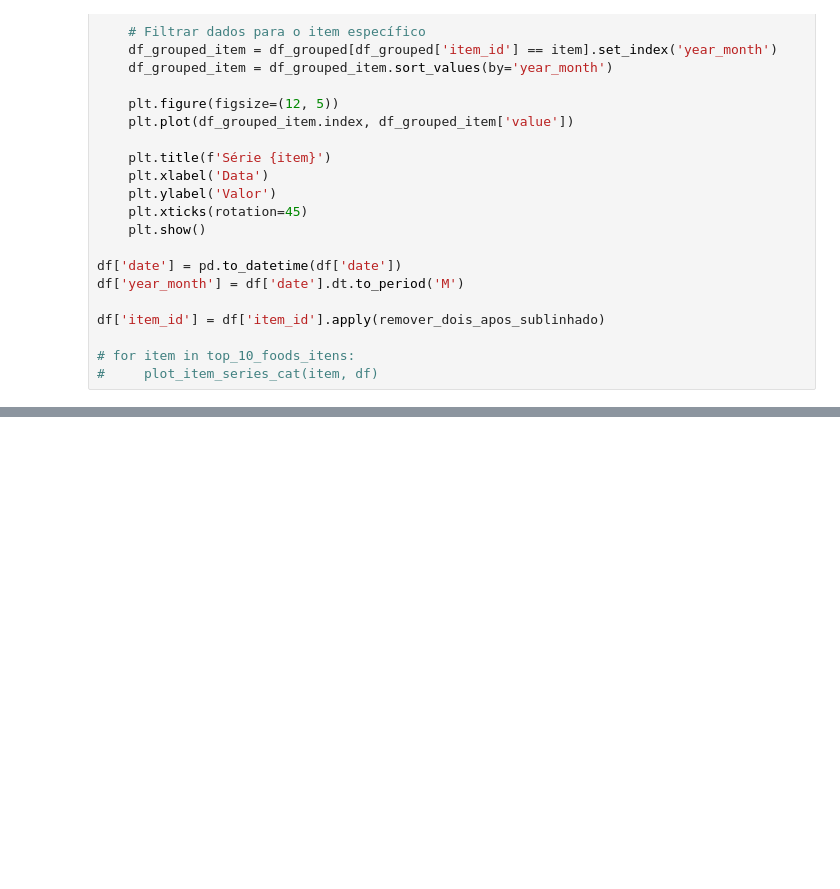
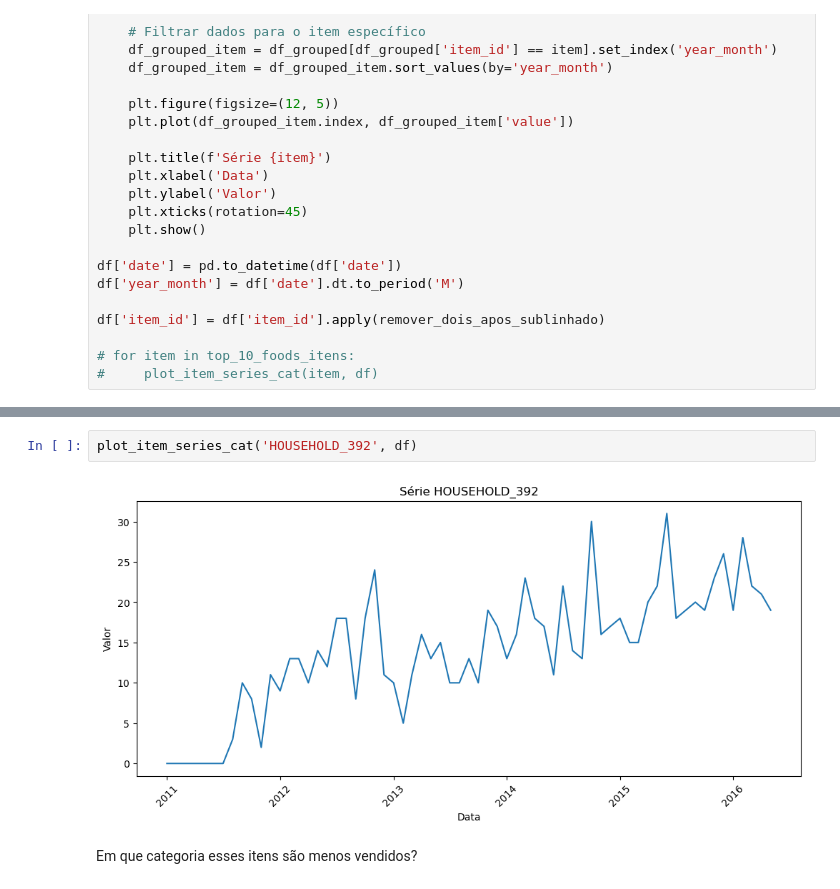
Before and after one commit to MateusVasc/Projeto-PET-Sauter, a Jupyter notebook: analise_exploratoria/analise_exploratoria.ipynb, the cells around one changed output, grey strips where cells are left out. Drawn from its saved outputs; the diff is of its cells as text; blank space fills up the shorter version.

Commit message:
itens menos vendidos

```diff
--- a/analise_exploratoria/analise_exploratoria.ipynb
+++ b/analise_exploratoria/analise_exploratoria.ipynb
@@ -529,0 +424,6 @@ plot_item_series_cat('HOUSEHOLD_334', df)
+# %%
+plot_item_series_cat('HOUSEHOLD_392', df)
+# %% [output]
+[figure, added]
+# %% [markdown]
+Em que categoria esses itens são menos vendidos?
```
Also changed, not shown: parts of 55 cells of this notebook, 1 other file.
